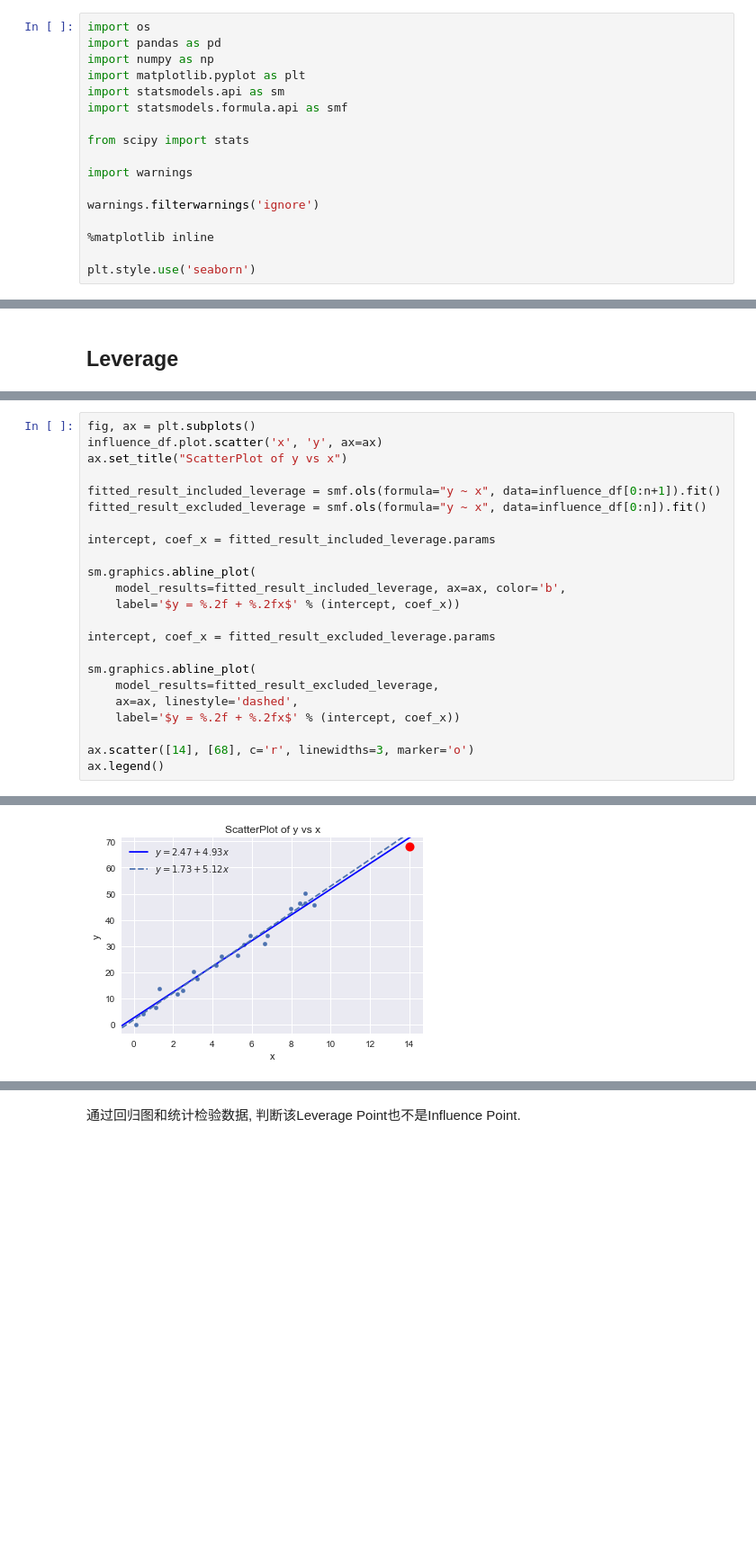
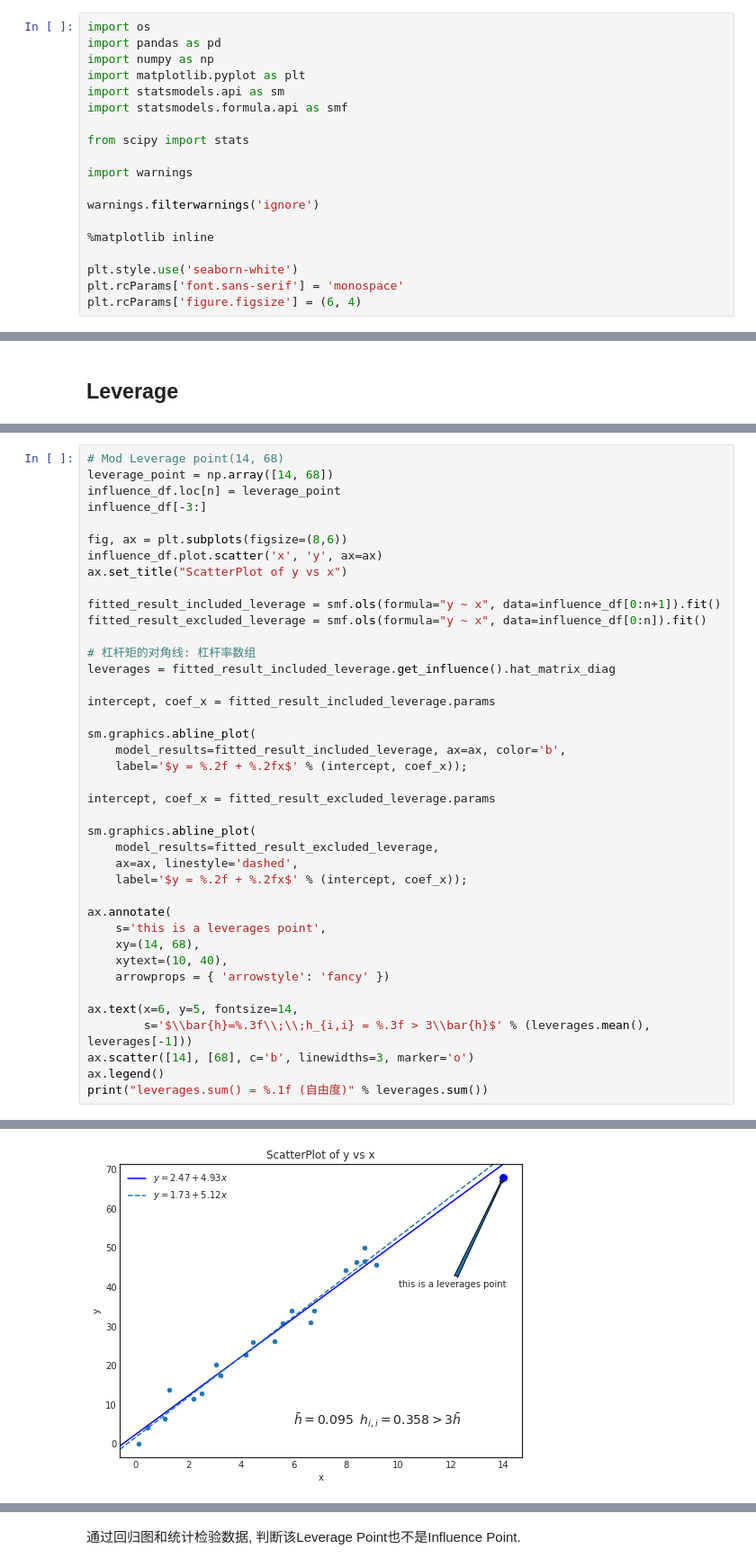
Before and after one commit to qrsforever/code_blog_post, a Jupyter notebook: Books/Statistics/notebook/Outlier_and_Leverage.ipynb, the cells around one changed output, grey strips where cells are left out. Shown at 90% size. Cells and saved outputs as stored; diff of their text form; blank space fills up the shorter version.

```diff
--- a/Books/Statistics/notebook/Outlier_and_Leverage.ipynb
+++ b/Books/Statistics/notebook/Outlier_and_Leverage.ipynb
@@ -16,7 +16,9 @@ warnings.filterwarnings('ignore')
 
 %matplotlib inline
 
-plt.style.use('seaborn')
+plt.style.use('seaborn-white')
+plt.rcParams['font.sans-serif'] = 'monospace'
+plt.rcParams['figure.figsize'] = (6, 4)
 # %%
 db = '/home/lidong/Datasets/'
 
@@ -114,24 +106,41 @@ influence_df[-3:]
 # %%
-fig, ax = plt.subplots()
+# Mod Leverage point(14, 68)
+leverage_point = np.array([14, 68])
+influence_df.loc[n] = leverage_point
+influence_df[-3:]
+
+fig, ax = plt.subplots(figsize=(8,6))
 influence_df.plot.scatter('x', 'y', ax=ax)
 ax.set_title("ScatterPlot of y vs x")
 
 fitted_result_included_leverage = smf.ols(formula="y ~ x", data=influence_df[0:n+1]).fit()
 fitted_result_excluded_leverage = smf.ols(formula="y ~ x", data=influence_df[0:n]).fit()
 
+# 杠杆矩的对角线: 杠杆率数组
+leverages = fitted_result_included_leverage.get_influence().hat_matrix_diag
+
 intercept, coef_x = fitted_result_included_leverage.params
 
 sm.graphics.abline_plot(
     model_results=fitted_result_included_leverage, ax=ax, color='b',
-    label='$y = %.2f + %.2fx$' % (intercept, coef_x))
+    label='$y = %.2f + %.2fx$' % (intercept, coef_x));
 
 intercept, coef_x = fitted_result_excluded_leverage.params
 
 sm.graphics.abline_plot(
     model_results=fitted_result_excluded_leverage,
     ax=ax, linestyle='dashed',
-    label='$y = %.2f + %.2fx$' % (intercept, coef_x))
+    label='$y = %.2f + %.2fx$' % (intercept, coef_x));
 
-ax.scatter([14], [68], c='r', linewidths=3, marker='o')
+ax.annotate(
+    s='this is a leverages point',
+    xy=(14, 68),
+    xytext=(10, 40),
+    arrowprops = { 'arrowstyle': 'fancy' })
+
+ax.text(x=6, y=5, fontsize=14,
+        s='$\\bar{h}=%.3f\\;\\;h_{i,i} = %.3f > 3\\bar{h}$' % (leverages.mean(), leverages[-1]))
+ax.scatter([14], [68], c='b', linewidths=3, marker='o')
 ax.legend()
+print("leverages.sum() = %.1f (自由度)" % leverages.sum())
 # %% [output]
@@ -139,4 +148,4 @@ ax.legend()
-[figure, old version]
+[figure, new version]
 # %%
 print(fitted_result_included_leverage.summary())
 print("\n\n")
```
Also changed, not shown: parts of 9 cells of this notebook, 6 other files.
